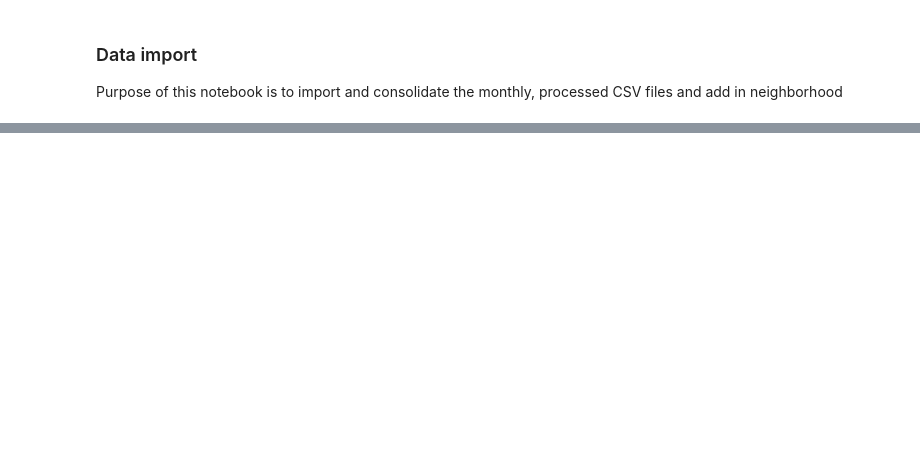
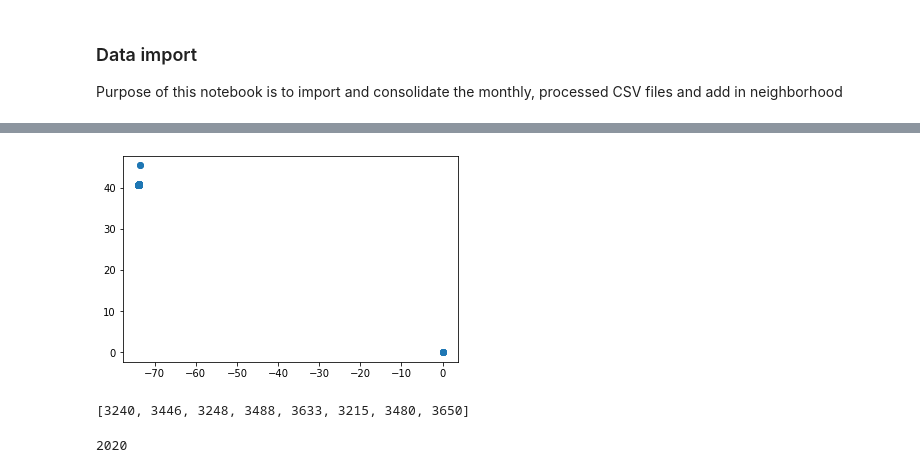
Before and after one commit to marvelje/citibike_ridership_project, a Jupyter notebook: citibike_data_consolidation.ipynb, the cells around one changed output, grey strips where cells are left out. Saved outputs shown, nothing was run; the diff lists cells and outputs as text; code cells hidden in the pictures; blank space fills up the shorter version.

```diff
--- a/citibike_data_consolidation.ipynb
+++ b/citibike_data_consolidation.ipynb
@@ -94,0 +95,10 @@ df_final['neighborhood'] = df_final.apply(lambda row: get_neighborhood(row['lat'
+# %%
+# Make sure index is a datetime variable
+
+df.index = pd.to_datetime(df.index)
+df['year'] = df.index.map(lambda x: x.year)
+# %%
+# Rename columns
+
+df = df.rename(columns={'start station id': 'station_id', 'start station latitude': 'lat',
+                                    'start station longitude': 'long'})
@@ -94,0 +138,10 @@ df_final['neighborhood'] = df_final.apply(lambda row: get_neighborhood(row['lat'
+# %%
+# Find unique set of stations
+
+df_unique = df.drop_duplicates(subset='station_id')
+
+df_stations = df_unique[['station_id', 'lat', 'long']].reset_index().drop('starttime', axis=1)
+
+df_stations.info()
+
+# There may be some "duplicate stations" given that the IDs may not be consistently named
@@ -94,0 +168,8 @@ df_final['neighborhood'] = df_final.apply(lambda row: get_neighborhood(row['lat'
+# %%
+# Simplify down to only lat and long
+
+df_lat_long = df_stations[['lat', 'long']]
+
+# Convert to geopandas object
+
+gdf_citibike = gpd.GeoDataFrame(df_lat_long, geometry=gpd.points_from_xy(df_lat_long.long, df_lat_long.lat))
@@ -94,0 +185,27 @@ df_final['neighborhood'] = df_final.apply(lambda row: get_neighborhood(row['lat'
+# %%
+# Plot the stations
+# There appears to be two groups of outliers: stations without coordinates and stations that look to be outside NYC
+# By Looking
+
+gdf_citibike.plot();
+# %% [output]
+[figure, added]
+# %%
+# Find list of all the outlier station IDs
+
+outlier_coord = df_stations[(df_stations['lat'] >= 42) | (df_stations['lat'] == 0)]
+
+outlier_stations = list(outlier_coord['station_id'])
+
+outlier_stations
+# %% [output]
+[3240, 3446, 3248, 3488, 3633, 3215, 3480, 3650]
+# %%
+# Lookup these null values in the main dataframe
+# There are only 2,000 rides that fall under these stations. Not bad, but maybe we can clean it up a bit
+
+outlier_check = df[df['station_id'].isin(outlier_stations)]
+
+outlier_check['ride_count'].sum()
+# %% [output]
+2020
```
Also changed, not shown: parts of 45 cells of this notebook, 1 other file.
